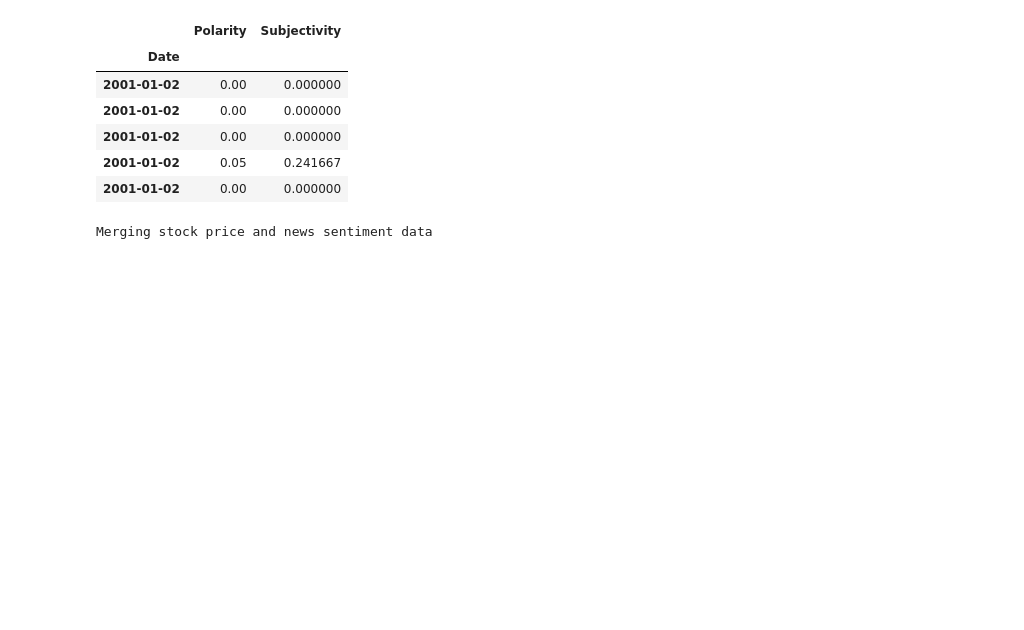
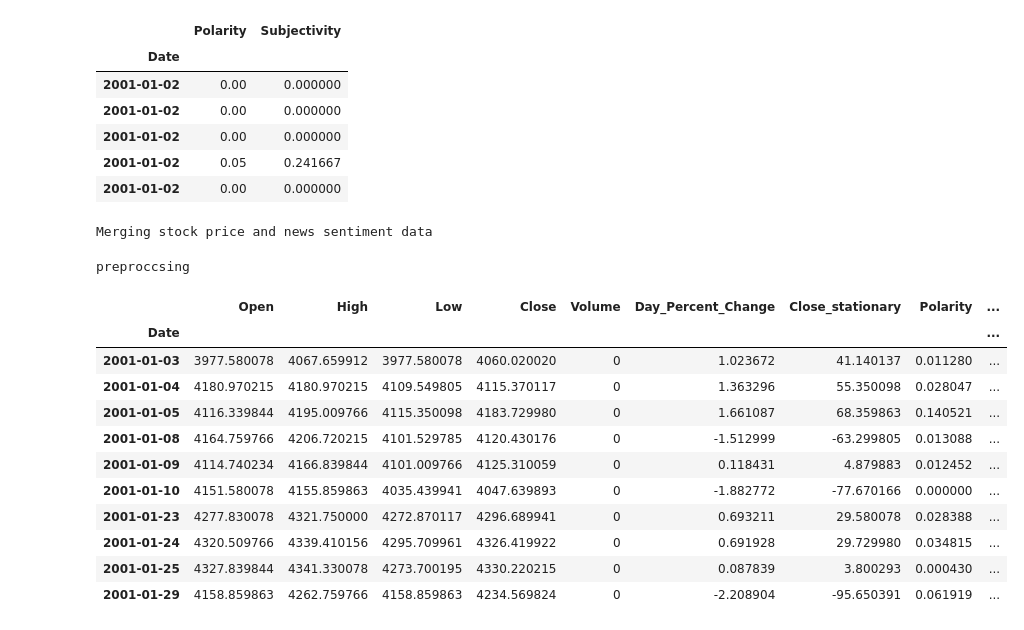
Before and after one commit to hossaintaufiq/StockPricePrediction, a Jupyter notebook: Stock_Price_Prediction.ipynb, the cells around one changed output. Cells and saved outputs as stored; diff of their text form; code cells hidden in the pictures; blank space fills up the shorter version.

```diff
--- a/Stock_Price_Prediction.ipynb
+++ b/Stock_Price_Prediction.ipynb
@@ -463,3 +463,29 @@ news_merged.index = news_merged.index.tz_localize(None)
 stock_ds.index = stock_ds.index.tz_localize(None)
 df= pd.merge(stock_ds,news_merged, how='inner', left_index=True, right_index=True)
 df.to_csv('stock_news.csv')
+# %%
+print('preproccsing')
+# %% [output]
+preproccsing
+# %%
+import pandas as pd
+import numpy as np
+import matplotlib.pyplot as plt
+from pandas.plotting import autocorrelation_plot
+from sklearn.model_selection import train_test_split
+
+df= pd.read_csv('stock_news.csv', parse_dates=['Date'], index_col=['Date'])
+df.head(10)
+# %% [output]
+|  | Open | High | Low | Close | Volume | Day_Percent_Change | Close_stationary | Polarity | ... |
+| Date |  |  |  |  |  |  |  |  | ... |
+| 2001-01-03 | 3977.580078 | 4067.659912 | 3977.580078 | 4060.020020 | 0 | 1.023672 | 41.140137 | 0.011280 | ... |
+| 2001-01-04 | 4180.970215 | 4180.970215 | 4109.549805 | 4115.370117 | 0 | 1.363296 | 55.350098 | 0.028047 | ... |
+| 2001-01-05 | 4116.339844 | 4195.009766 | 4115.350098 | 4183.729980 | 0 | 1.661087 | 68.359863 | 0.140521 | ... |
+| 2001-01-08 | 4164.759766 | 4206.720215 | 4101.529785 | 4120.430176 | 0 | -1.512999 | -63.299805 | 0.013088 | ... |
+| 2001-01-09 | 4114.740234 | 4166.839844 | 4101.009766 | 4125.310059 | 0 | 0.118431 | 4.879883 | 0.012452 | ... |
+| 2001-01-10 | 4151.580078 | 4155.859863 | 4035.439941 | 4047.639893 | 0 | -1.882772 | -77.670166 | 0.000000 | ... |
+| 2001-01-23 | 4277.830078 | 4321.750000 | 4272.870117 | 4296.689941 | 0 | 0.693211 | 29.580078 | 0.028388 | ... |
+| 2001-01-24 | 4320.509766 | 4339.410156 | 4295.709961 | 4326.419922 | 0 | 0.691928 | 29.729980 | 0.034815 | ... |
+| 2001-01-25 | 4327.839844 | 4341.330078 | 4273.700195 | 4330.220215 | 0 | 0.087839 | 3.800293 | 0.000430 | ... |
+| 2001-01-29 | 4158.859863 | 4262.759766 | 4158.859863 | 4234.569824 | 0 | -2.208904 | -95.650391 | 0.061919 | ... |
```
Also changed, not shown: parts of 3 cells of this notebook.
